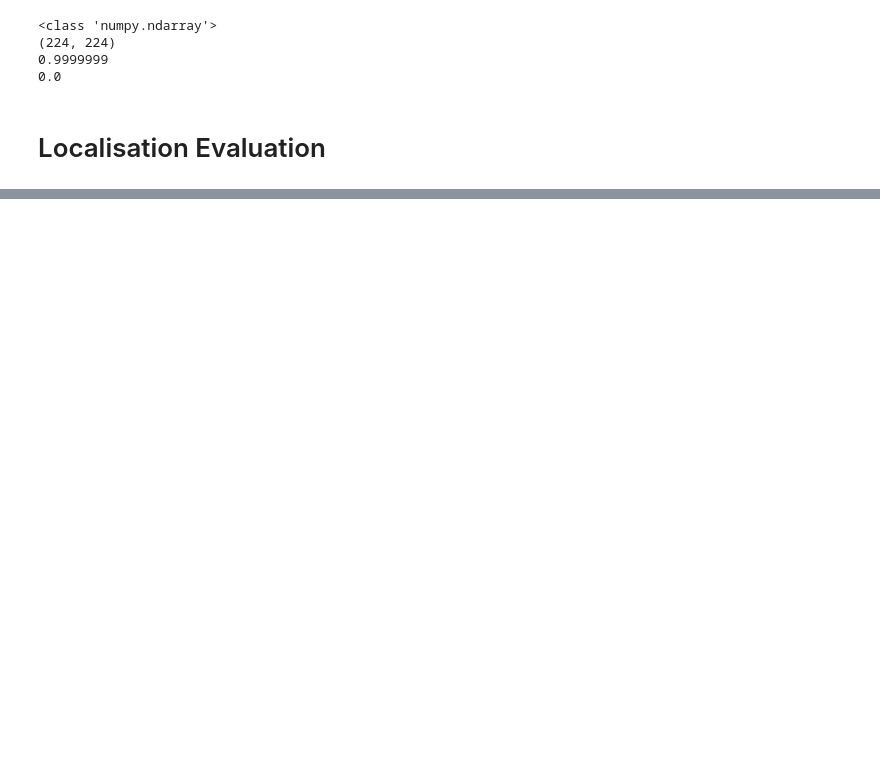
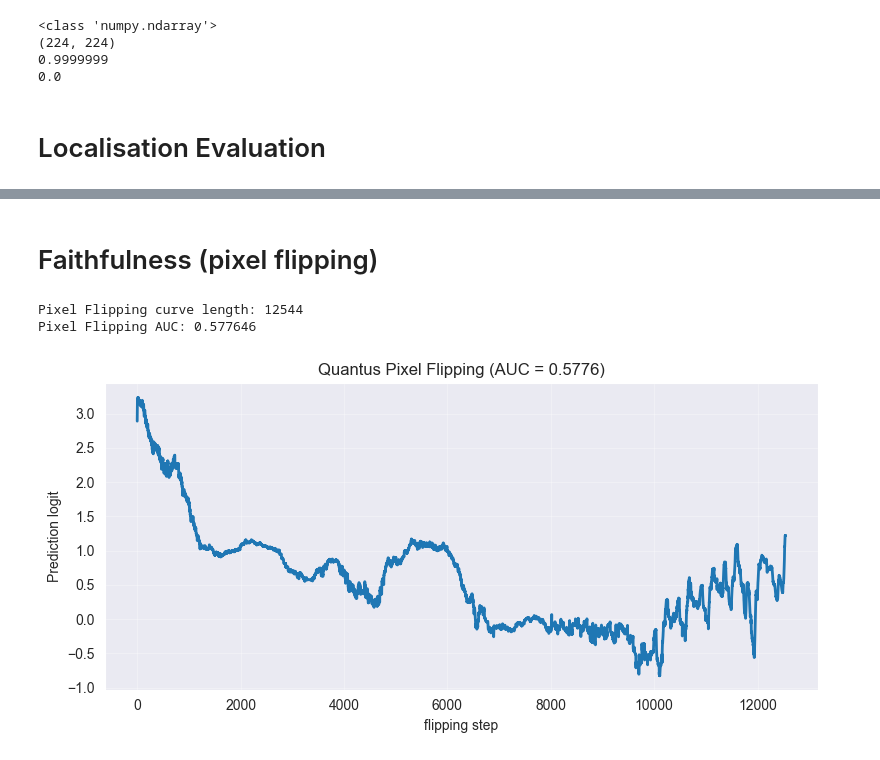
Before and after one commit to Liuian/UU_Explainable_AI_Group_Project, a Jupyter notebook: project2/main.ipynb, the cells around one changed output, grey strips where cells are left out. Cells and saved outputs as stored; diff of their text form; code cells hidden in the pictures; blank space fills up the shorter version.

Commit message:
faithfulness(fp) finished

```diff
--- a/project2/main.ipynb
+++ b/project2/main.ipynb
@@ -1129,0 +1130,50 @@ RMA score:  0.17933318
+# %% [markdown]
+# Faithfulness (pixel flipping)
+# %%
+from sklearn.metrics import auc as sklearn_auc
+
+# pixel flipping metric configuration
+pf_metric = quantus.PixelFlipping(
+    features_in_step = 4,
+    perturb_baseline = "mean",
+    abs= True,
+    normalise = True,
+    return_auc_per_sample=False
+)
+
+# run pf on the current sample
+pf_scores = pf_metric(
+    model=model, # raw output (logit)
+    x_batch=input_tensor.cpu().numpy(),#[1,1,224,224]
+    a_batch=grayscale_cam[np.newaxis, np.newaxis, ...],# [1,1,224,224]
+    y_batch=np.array([0]),
+    device=device,
+    softmax=False # otherwise output will be 1
+)
+
+
+pf_curve = np.array(pf_scores[0],dtype=np.float32)
+steps = np.arange(len(pf_curve))
+x_axis = np.linspace(0, 1, len(pf_curve))
+pf_auc = sklearn_auc(x_axis, pf_curve)
+
+
+print("Pixel Flipping curve length:", len(pf_curve))
+print(f"Pixel Flipping AUC: {pf_auc:.6f}")
+
+save_dir = os.path.join(OUTPUT_DIR, "faithfulness")
+os.makedirs(save_dir, exist_ok=True)
+
+plt.figure(figsize=(8, 4))
+plt.plot(steps, pf_curve, linewidth=2)
+plt.xlabel("flipping step")
+plt.ylabel("Prediction logit")
+plt.title(f"Quantus Pixel Flipping (AUC = {pf_auc:.4f})")
+plt.grid(alpha=0.3)
+plt.tight_layout()
+plt.savefig(os.path.join(save_dir, "pixel_flipping_curve_test_step4.png"), dpi=300)
+plt.show()
+# %% [output]
+Pixel Flipping curve length: 12544
+Pixel Flipping AUC: 0.577646
+[figure, added]
```
Also changed, not shown: parts of 7 cells of this notebook, 16 other files.
